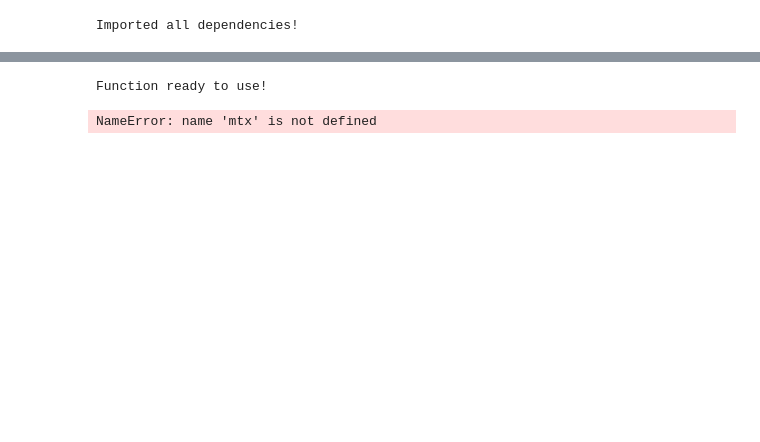
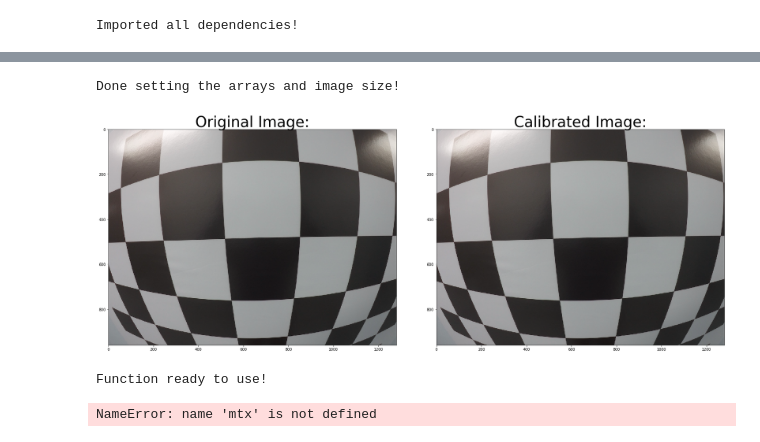
Before and after one commit to CJL89/Advance-Lane-Finding, a Jupyter notebook: Advance Lane Finding.ipynb, the cells around one changed output, grey strips where cells are left out. Drawn from its saved outputs; the diff is of its cells as text; code cells hidden in the pictures; blank space fills up the shorter version.

```diff
--- a/Advance Lane Finding.ipynb
+++ b/Advance Lane Finding.ipynb
@@ -29,19 +23,32 @@ ny = 6
+# %%
+# Setting image size:
+# Number of inside corners in X:
+nx = 8
+# Number of inside corners in Y:
+ny = 6
+
+# Creating object points:
+# Array that will hold 3D points of the real world:
+objpoints = []
+
+# Array that will hold 2D in the image plane:
+imagepoints = []
+
+# Preparing the object points:
+objp = np.zeros((6 * 8, 3), np.float32)
+
+# Reshaping the coordinates given from ngrid to 2 columns X & Y:
+objp[:,:2] = np.mgrid[0:8, 0:6].T.reshape(-1, 2)
+
+print('Done setting the arrays and image size!')
+# %% [output]
+Done setting the arrays and image size!
 # %%
-import numpy as np
-import cv2
-import matplotlib.pyplot as plt
-import matplotlib.image as mpimg
-
-# prepare object points
-nx = 8#TODO: enter the number of inside corners in x
-ny = 6#TODO: enter the number of inside corners in y
-
-# Make a list of calibration images
-fname = 'test_images/distorted_chessboard.jpg'
+fname = ('test_images/distorted_chessboard.jpg')
 img = cv2.imread(fname)
 
 # Convert to grayscale
-gray = cv2.cvtColor(img, cv2.COLOR_BGR2GRAY)
+gray = cv2.cvtColor(image, cv2.COLOR_BGR2GRAY)
 
 # Find the chessboard corners
 ret, corners = cv2.findChessboardCorners(gray, (nx, ny), None)
@@ -49,8 +56,43 @@ ret, corners = cv2.findChessboardCorners(gray, (nx, ny), None)
 # If found, draw corners
 if ret == True:
     # Draw and display the corners
-    cv2.drawChessboardCorners(img, (nx, ny), corners, ret)
-    plt.imshow(img)
+    cv2.drawChessboardCorners(image, (nx, ny), corners, ret)
+    plt.imshow(image)
+# %%
+# Creating function that calibrates the camera:
+def cal_camera(image, objpoints, imagepoints):
+
+    # Grayscaling images from color to gray
+    gray = cv2.cvtColor(image, cv2.COLOR_RGB2GRAY)
+
+    # Looking for chess board corners
+    ret, corners = cv2.findChessboardCorners(gray, (nx, ny), None)
+
+    # Drawing detected corners of. the image
+    img = cv2.drawChessboardCorners(image, (nx, ny), corners, ret)
+
+    if ret == True:
+
+        imagepoints.apped(corners)
+        objpoints.append(objp)
+
+        # Drawing corners on the chessboard:
+        cv2.drawChessboardCorners(undistort, (nx, ny), corners, ret)
+        plt.imshow(img)
+
+    return img
+
+calibrated = cal_camera(image, objpoints, imagepoints)
+
+f, (ax1, ax2) = plt.subplots(1, 2, figsize=(24, 9))
+f.tight_layout()
+ax1.imshow(image)
+ax1.set_title('Original Image:', fontsize=40)
+ax2.imshow(calibrated)
+ax2.set_title('Calibrated Image:', fontsize=40)
+plt.subplots_adjust(left=0., right=1, top=0.9, bottom=0.)
+# %% [output]
+[figure, added]
 # %%
 # Calibrating and undistorting the image demostrasted before:
 def corners_unwarp(image, nx, ny, mtx, dst):
```
Also changed, not shown: parts of 2 cells of this notebook.
